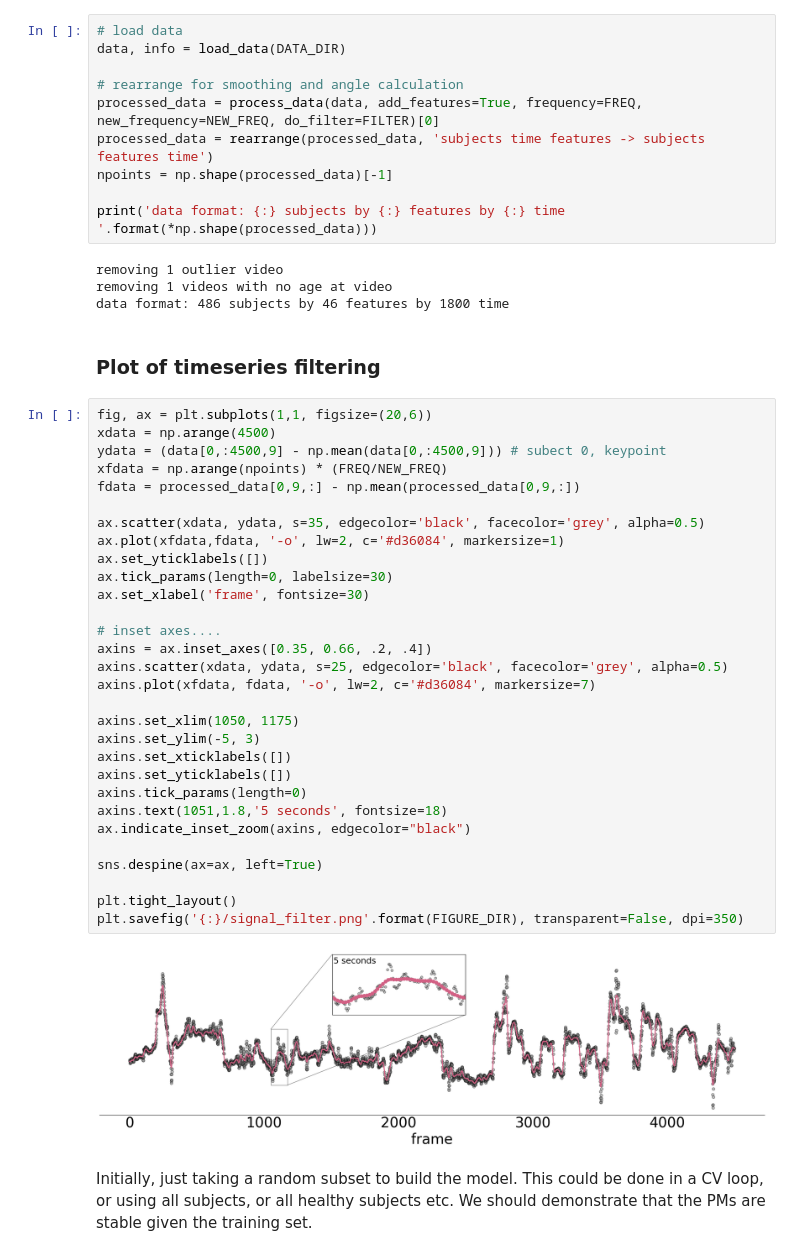
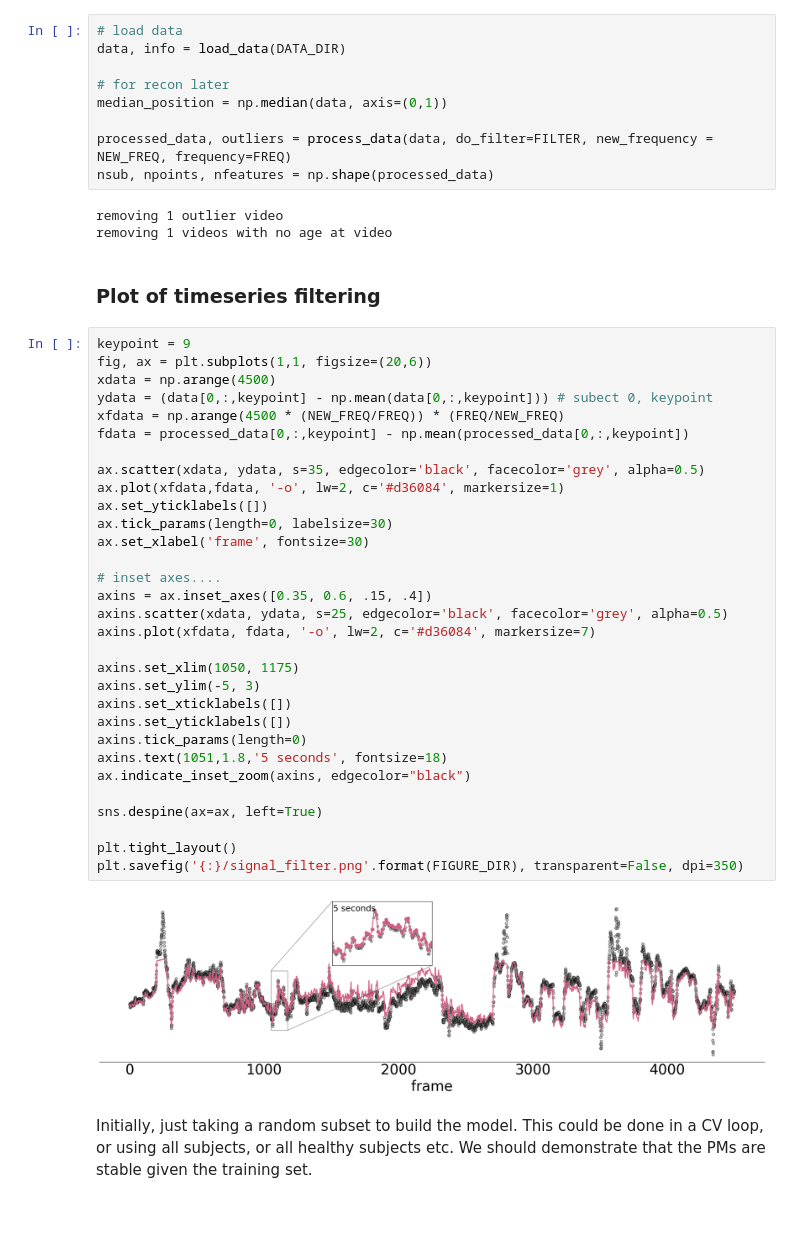
Before and after one commit to garedaba/state-space, a Jupyter notebook: PrincipalMovements.ipynb, the cells around one changed output. Saved outputs shown, nothing was run; the diff lists cells and outputs as text; blank space fills up the shorter version.

```diff
--- a/PrincipalMovements.ipynb
+++ b/PrincipalMovements.ipynb
@@ -47,51 +46,50 @@ To remove high-frequency frame-to-frame jitter, we filter all timeseries with a
-# %%
-# load data
-data, info = load_data(DATA_DIR)
-
-# rearrange for smoothing and angle calculation
-processed_data = process_data(data, add_features=True, frequency=FREQ, new_frequency=NEW_FREQ, do_filter=FILTER)[0]
-processed_data = rearrange(processed_data, 'subjects time features -> subjects features time')
-npoints = np.shape(processed_data)[-1]
-
-print('data format: {:} subjects by {:} features by {:} time '.format(*np.shape(processed_data)))
-# %% [output]
-removing 1 outlier video
-removing 1 videos with no age at video
-data format: 486 subjects by 46 features by 1800 time
+# %%
+# load data
+data, info = load_data(DATA_DIR)
+
+# for recon later
+median_position = np.median(data, axis=(0,1))
+
+processed_data, outliers = process_data(data, do_filter=FILTER, new_frequency = NEW_FREQ, frequency=FREQ)
+nsub, npoints, nfeatures = np.shape(processed_data)
+# %% [output]
+removing 1 outlier video
+removing 1 videos with no age at video
 # %% [markdown]
 ### Plot of timeseries filtering
 # %%
+keypoint = 9
 fig, ax = plt.subplots(1,1, figsize=(20,6))
 xdata = np.arange(4500)
-ydata = (data[0,:4500,9] - np.mean(data[0,:4500,9])) # subect 0, keypoint
-xfdata = np.arange(npoints) * (FREQ/NEW_FREQ)
-fdata = processed_data[0,9,:] - np.mean(processed_data[0,9,:])
+ydata = (data[0,:,keypoint] - np.mean(data[0,:,keypoint])) # subect 0, keypoint
+xfdata = np.arange(4500 * (NEW_FREQ/FREQ)) * (FREQ/NEW_FREQ)
+fdata = processed_data[0,:,keypoint] - np.mean(processed_data[0,:,keypoint])
 
 ax.scatter(xdata, ydata, s=35, edgecolor='black', facecolor='grey', alpha=0.5)
 ax.plot(xfdata,fdata, '-o', lw=2, c='#d36084', markersize=1)
 ax.set_yticklabels([])
 ax.tick_params(length=0, labelsize=30)
 ax.set_xlabel('frame', fontsize=30)
 
 # inset axes....
-axins = ax.inset_axes([0.35, 0.66, .2, .4])
+axins = ax.inset_axes([0.35, 0.6, .15, .4])
 axins.scatter(xdata, ydata, s=25, edgecolor='black', facecolor='grey', alpha=0.5)
 axins.plot(xfdata, fdata, '-o', lw=2, c='#d36084', markersize=7)
 
 axins.set_xlim(1050, 1175)
 axins.set_ylim(-5, 3)
 axins.set_xticklabels([])
 axins.set_yticklabels([])
 axins.tick_params(length=0)
 axins.text(1051,1.8,'5 seconds', fontsize=18)
 ax.indicate_inset_zoom(axins, edgecolor="black")
 
 sns.despine(ax=ax, left=True)
 
 plt.tight_layout()
 plt.savefig('{:}/signal_filter.png'.format(FIGURE_DIR), transparent=False, dpi=350)
 # %% [output]
-[figure, old version]
+[figure, new version]
 # %% [markdown]
 Initially, just taking a random subset to build the model. This could be done in a CV loop, or using all subjects, or all healthy subjects etc. We should demonstrate that the PMs are stable given the training set.
 # %%
```
Also changed, not shown: parts of 12 cells of this notebook, 2 other files.
